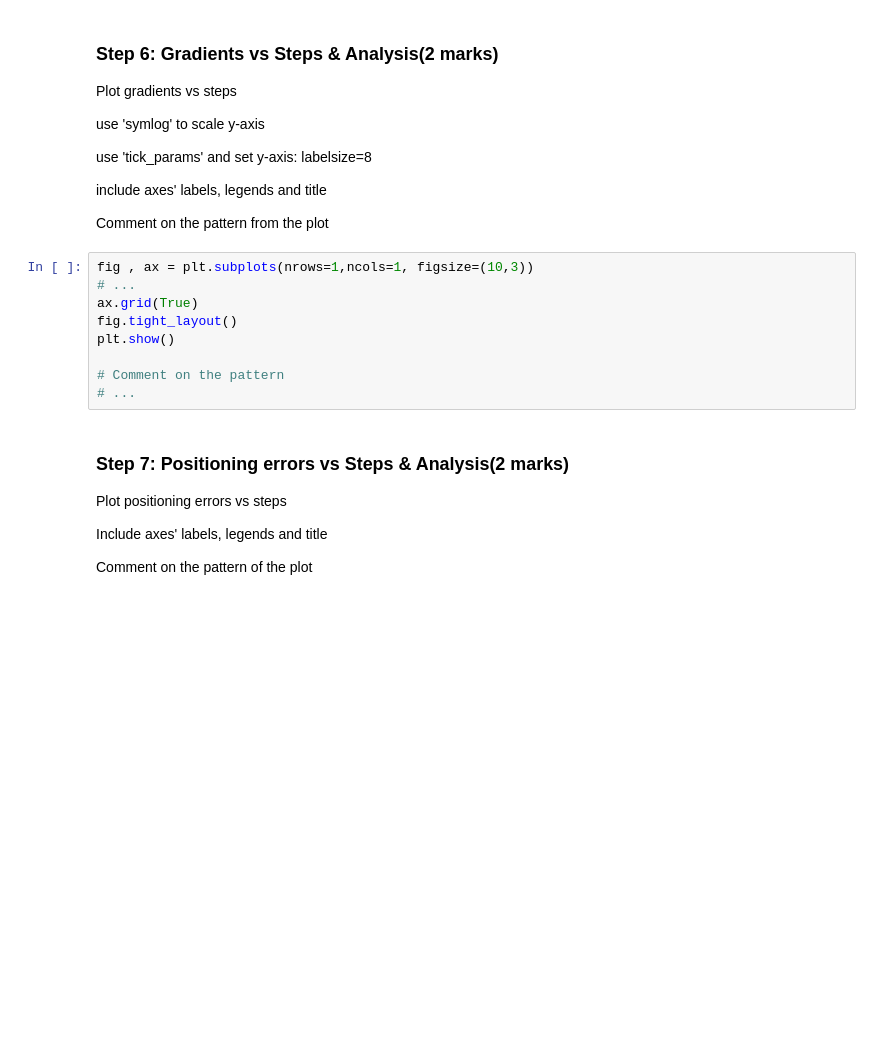
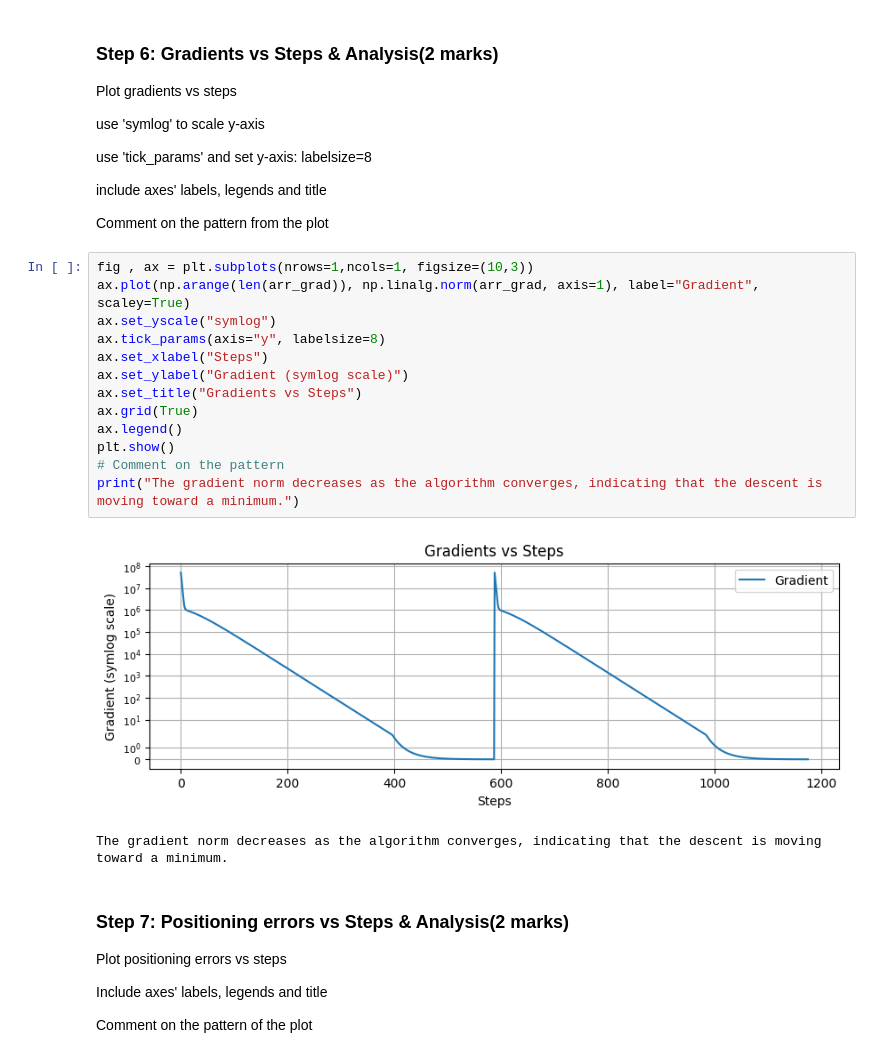
Before and after one commit to ObehiEdeoghon/engg680_2024_fall, a Jupyter notebook: Lab_Assignment3/Assignment3.ipynb, the cells around one changed output. Drawn from its saved outputs; the diff is of its cells as text; blank space fills up the shorter version.

Commit message:
done with step 6 to 9

```diff
--- a/Lab_Assignment3/Assignment3.ipynb
+++ b/Lab_Assignment3/Assignment3.ipynb
@@ -268,15 +268,22 @@ use 'tick_params' and set y-axis: labelsize=8
 include axes' labels, legends and title
 
 Comment on the pattern from the plot
-# %%
-fig , ax = plt.subplots(nrows=1,ncols=1, figsize=(10,3))
-# ...
-ax.grid(True)
-fig.tight_layout()
-plt.show()
-
-# Comment on the pattern
-# ...
+# %%
+fig , ax = plt.subplots(nrows=1,ncols=1, figsize=(10,3))
+ax.plot(np.arange(len(arr_grad)), np.linalg.norm(arr_grad, axis=1), label="Gradient", scaley=True)
+ax.set_yscale("symlog")
+ax.tick_params(axis="y", labelsize=8)
+ax.set_xlabel("Steps")
+ax.set_ylabel("Gradient (symlog scale)")
+ax.set_title("Gradients vs Steps")
+ax.grid(True)
+ax.legend()
+plt.show()
+# Comment on the pattern
+print("The gradient norm decreases as the algorithm converges, indicating that the descent is moving toward a minimum.")
+# %% [output]
+[figure, added]
+The gradient norm decreases as the algorithm converges, indicating that the descent is moving toward a minimum.
 # %% [markdown]
 ### Step 7: Positioning errors vs Steps & Analysis(2 marks)
 Plot positioning errors vs steps
```
Also changed, not shown: parts of 8 cells of this notebook.
